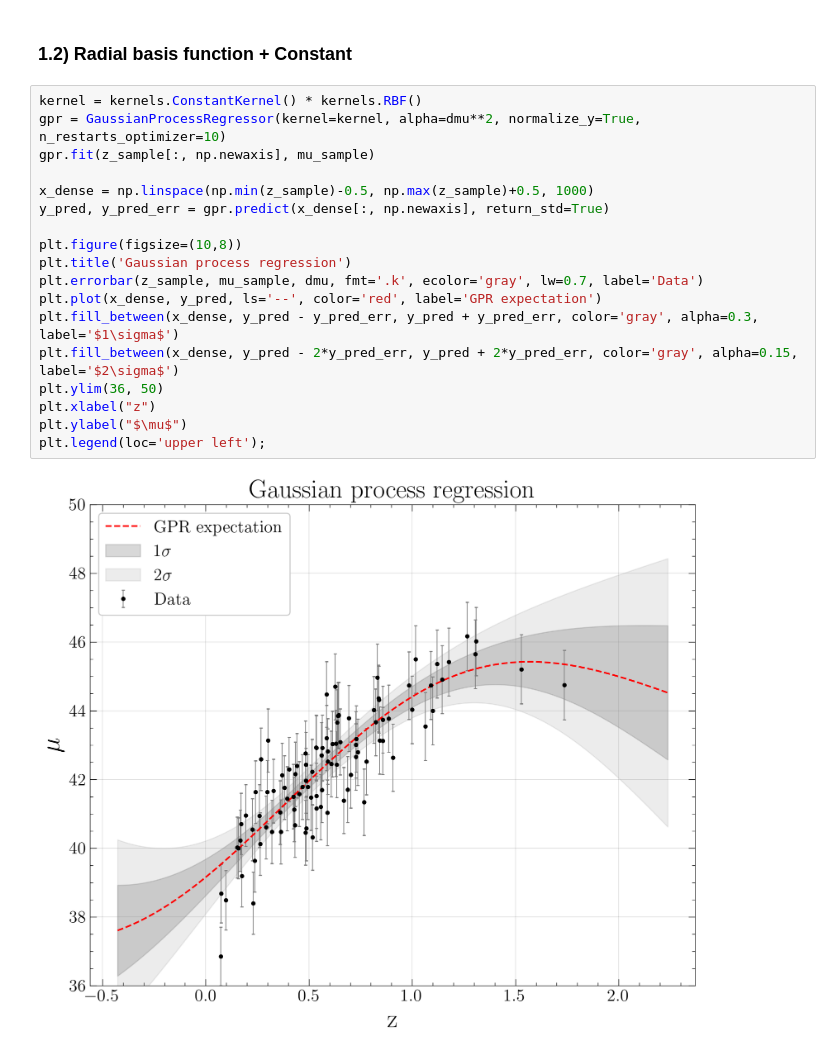
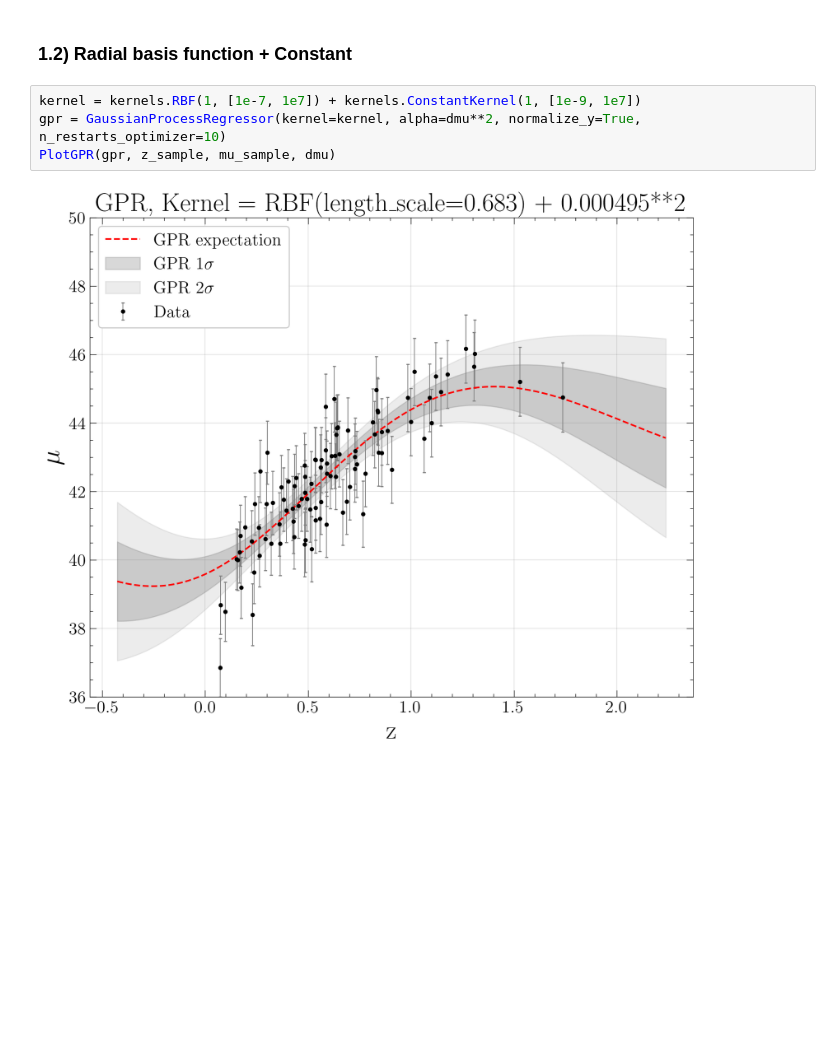
Before and after one commit to M-Bianchi/astrostatistics_bicocca_2024, a Jupyter notebook: working/W16_supernovae2.ipynb, the cells around one changed output. Saved outputs shown, nothing was run; the diff lists cells and outputs as text; blank space fills up the shorter version.

```diff
--- a/working/W16_supernovae2.ipynb
+++ b/working/W16_supernovae2.ipynb
@@ -87,22 +92,8 @@ plt.legend(loc='upper left');
 # %% [markdown]
 ### 1.2) Radial basis function + Constant
-# %%
-kernel = kernels.ConstantKernel() * kernels.RBF()
-gpr = GaussianProcessRegressor(kernel=kernel, alpha=dmu**2, normalize_y=True, n_restarts_optimizer=10)
-gpr.fit(z_sample[:, np.newaxis], mu_sample)
-
-x_dense = np.linspace(np.min(z_sample)-0.5, np.max(z_sample)+0.5, 1000)
-y_pred, y_pred_err = gpr.predict(x_dense[:, np.newaxis], return_std=True)
-
-plt.figure(figsize=(10,8))
-plt.title('Gaussian process regression')
-plt.errorbar(z_sample, mu_sample, dmu, fmt='.k', ecolor='gray', lw=0.7, label='Data')
-plt.plot(x_dense, y_pred, ls='--', color='red', label='GPR expectation')
-plt.fill_between(x_dense, y_pred - y_pred_err, y_pred + y_pred_err, color='gray', alpha=0.3, label='$1\sigma$')
-plt.fill_between(x_dense, y_pred - 2*y_pred_err, y_pred + 2*y_pred_err, color='gray', alpha=0.15, label='$2\sigma$')
-plt.ylim(36, 50)
-plt.xlabel("z")
-plt.ylabel("$\mu$")
-plt.legend(loc='upper left');
-# %% [output]
-[figure, removed]
+# %%
+kernel = kernels.RBF(1, [1e-7, 1e7]) + kernels.ConstantKernel(1, [1e-9, 1e7])
+gpr = GaussianProcessRegressor(kernel=kernel, alpha=dmu**2, normalize_y=True, n_restarts_optimizer=10)
+PlotGPR(gpr, z_sample, mu_sample, dmu)
+# %% [output]
+[figure, added]
```
Also changed, not shown: parts of 20 cells of this notebook.
